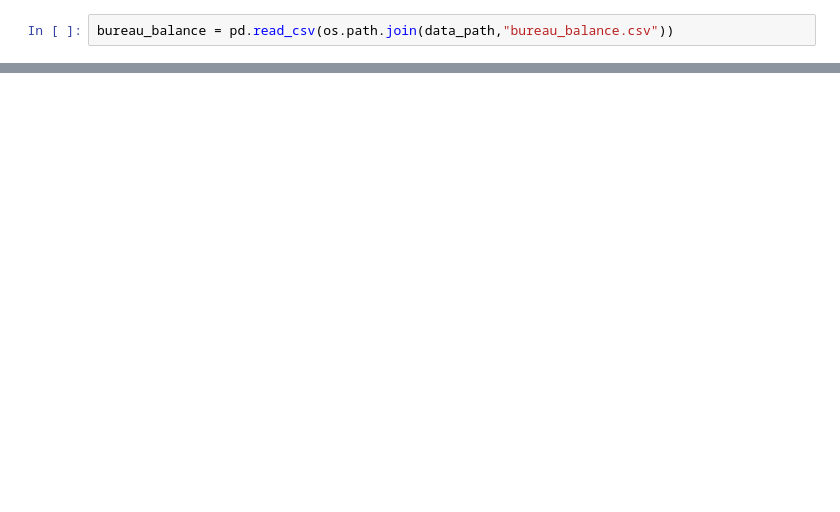
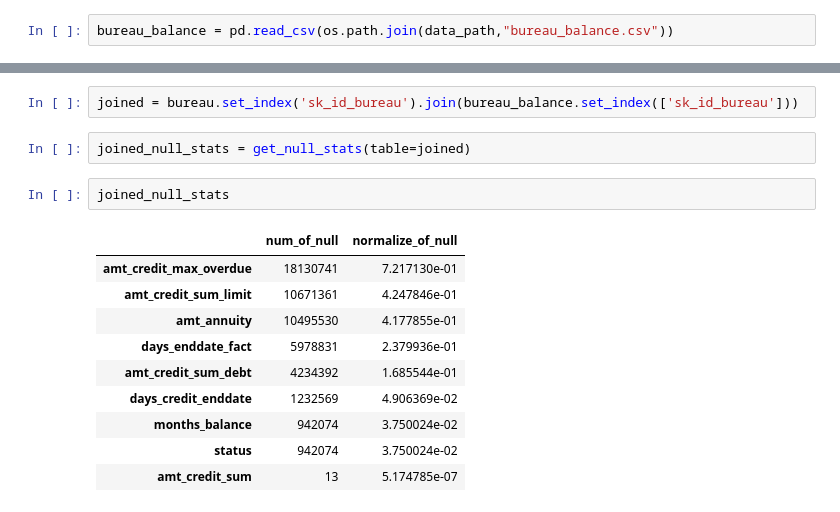
Before and after one commit to xcao38/data_mining_pjt, a Jupyter notebook: credit_defult_risk.ipynb, the cells around one changed output, grey strips where cells are left out. Cells and saved outputs as stored; diff of their text form; blank space fills up the shorter version.

```diff
--- a/credit_defult_risk.ipynb
+++ b/credit_defult_risk.ipynb
@@ -263,0 +335,17 @@ bureau_balance = pd.read_csv(os.path.join(data_path,"bureau_balance.csv"))
+# %%
+joined = bureau.set_index('sk_id_bureau').join(bureau_balance.set_index(['sk_id_bureau']))
+# %%
+joined_null_stats = get_null_stats(table=joined)
+# %%
+joined_null_stats
+# %% [output]
+|  | num_of_null | normalize_of_null |
+| amt_credit_max_overdue | 18130741 | 7.217130e-01 |
+| amt_credit_sum_limit | 10671361 | 4.247846e-01 |
+| amt_annuity | 10495530 | 4.177855e-01 |
+| days_enddate_fact | 5978831 | 2.379936e-01 |
+| amt_credit_sum_debt | 4234392 | 1.685544e-01 |
+| days_credit_enddate | 1232569 | 4.906369e-02 |
+| months_balance | 942074 | 3.750024e-02 |
+| status | 942074 | 3.750024e-02 |
+| amt_credit_sum | 13 | 5.174785e-07 |
```
Also changed, not shown: parts of 24 cells of this notebook.
